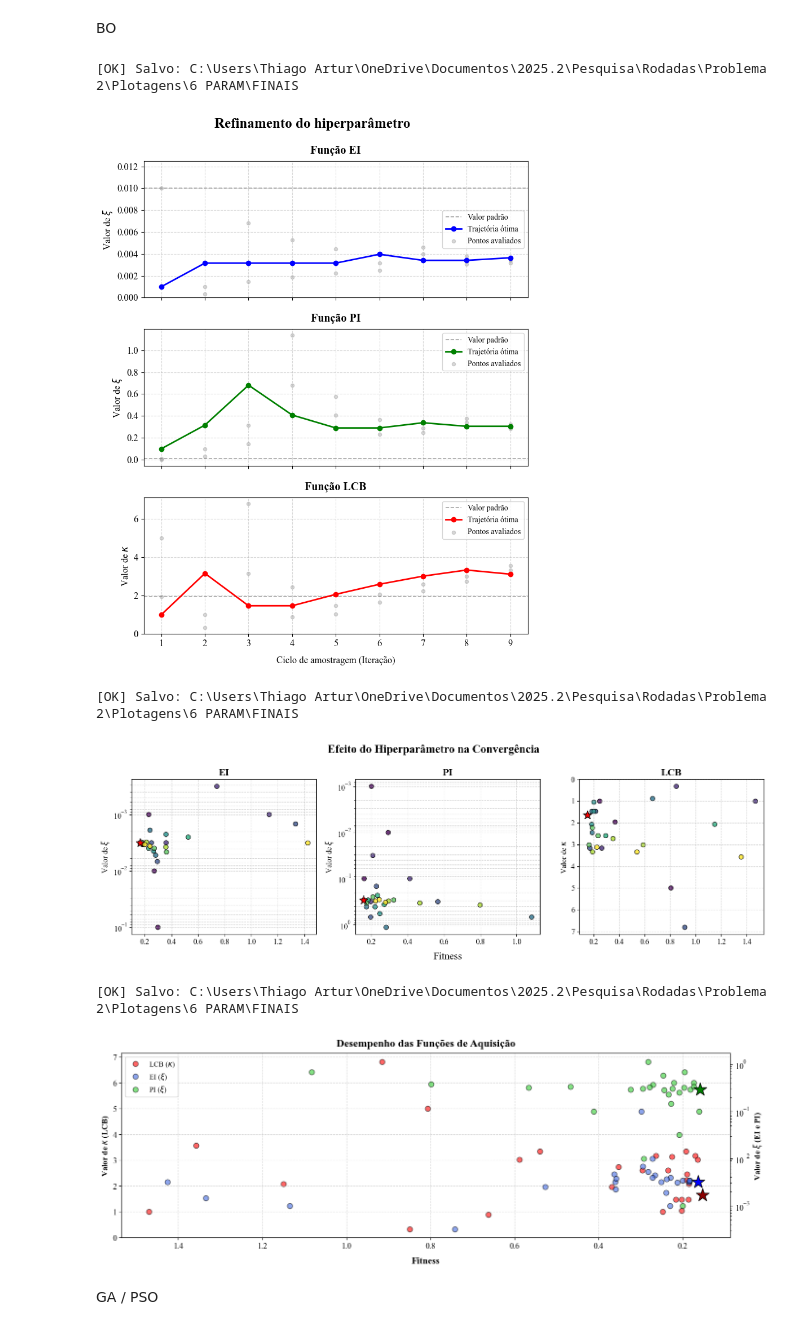
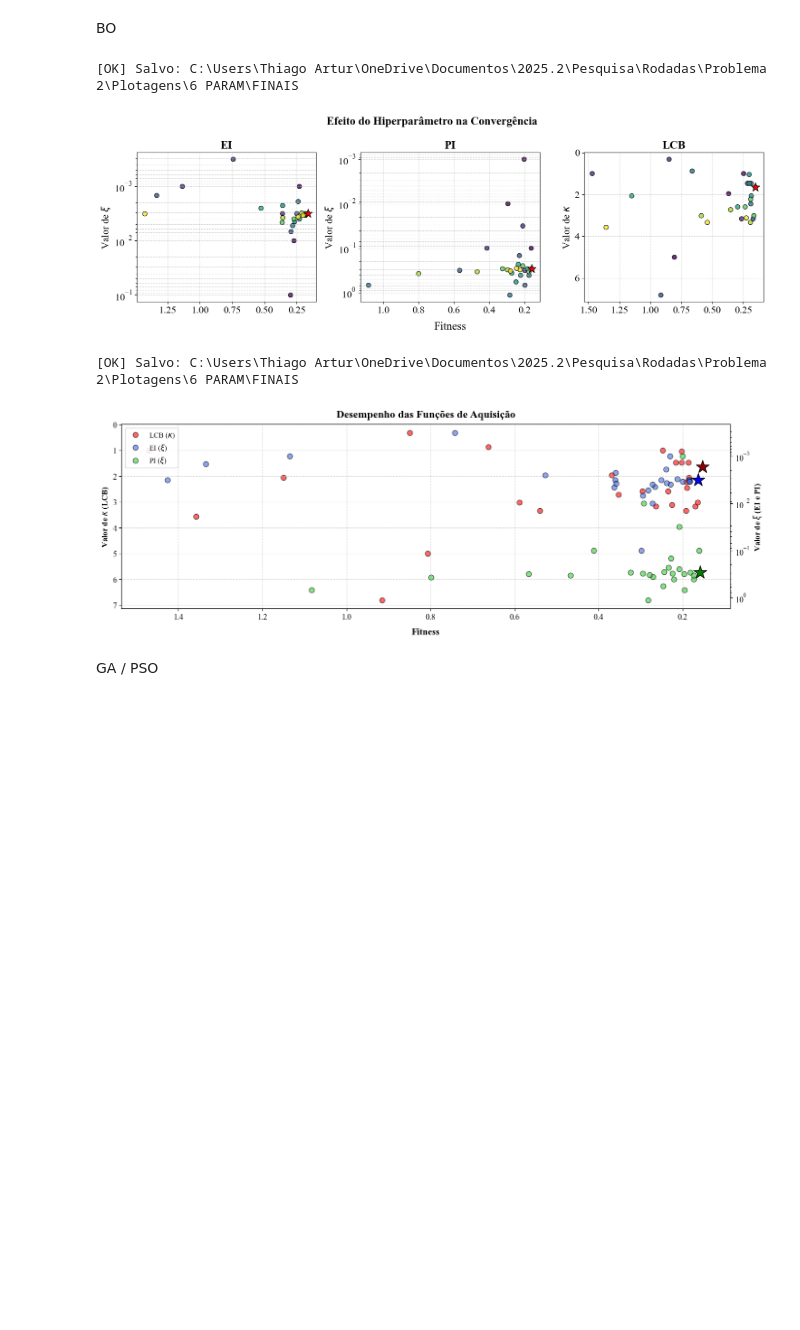
Before and after one commit to joaovfdias/optim_model_updating, a Jupyter notebook: plot/metaopt/plot_6PARAM.ipynb, the cells around one changed output. Saved outputs shown, nothing was run; the diff lists cells and outputs as text; code cells hidden in the pictures; blank space fills up the shorter version.

Commit message:
Ajustes na plotagem do xi/kappa x fitness (fonte, eixo).

```diff
--- a/plot/metaopt/plot_6PARAM.ipynb
+++ b/plot/metaopt/plot_6PARAM.ipynb
@@ -9,29 +9,27 @@ data_dir = os.path.join(r"C:\Users\Thiago Artur\OneDrive\Documentos\2025.2\Pesqu
 save_dir = os.path.join(r"C:\Users\Thiago Artur\OneDrive\Documentos\2025.2\Pesquisa\Rodadas\Problema 2\Plotagens", f"{param} PARAM", "FINAIS")
 os.makedirs(save_dir, exist_ok=True)
 # %%
-# save_dir = False
+save_dir = False
 # %% [markdown]
 BO
 # %%
 algo = "BO"
 # save_dir = False
 
 df_meta = pd.read_csv(os.path.join(data_dir, algo, f"meta_opt_{algo}.csv"))
 
 limitar_eixo = {
     "EI": 0.0125
 }
 
-plotar_convergencia_bo(df_meta, ylim=limitar_eixo, salvar_em=save_dir)
+# plotar_convergencia_bo(df_meta, ylim=limitar_eixo, salvar_em=save_dir)
 plotar_sensibilidade_bo(df_meta, salvar_em=save_dir)
 plotar_sensibilidade_bo_unificado(df_meta, salvar_em=save_dir)
 # %% [output]
 [OK] Salvo: C:\Users\Thiago Artur\OneDrive\Documentos\2025.2\Pesquisa\Rodadas\Problema 2\Plotagens\6 PARAM\FINAIS
-[figure, old version]
+[figure, new version]
 [OK] Salvo: C:\Users\Thiago Artur\OneDrive\Documentos\2025.2\Pesquisa\Rodadas\Problema 2\Plotagens\6 PARAM\FINAIS
-[figure, old version]
+[figure, new version]
-[OK] Salvo: C:\Users\Thiago Artur\OneDrive\Documentos\2025.2\Pesquisa\Rodadas\Problema 2\Plotagens\6 PARAM\FINAIS
-[figure, removed]
 # %% [markdown]
 GA / PSO
 # %%
```
Also changed, not shown: parts of 2 cells of this notebook, 1 other file.
